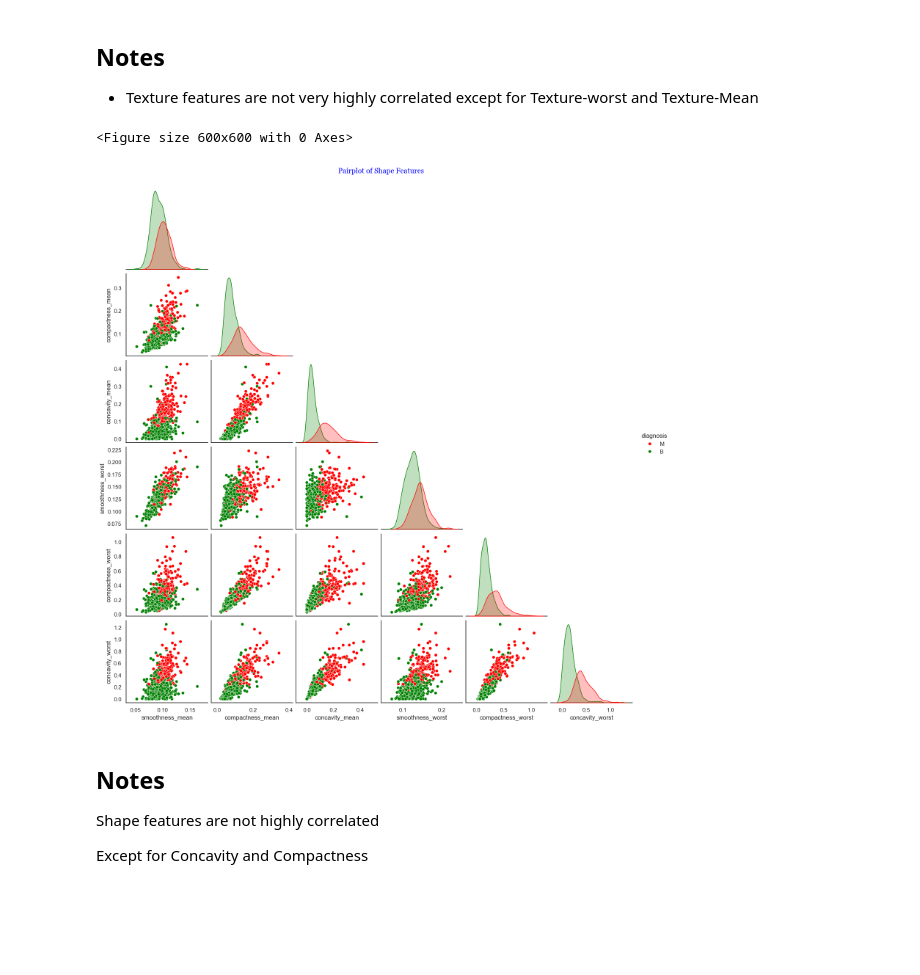
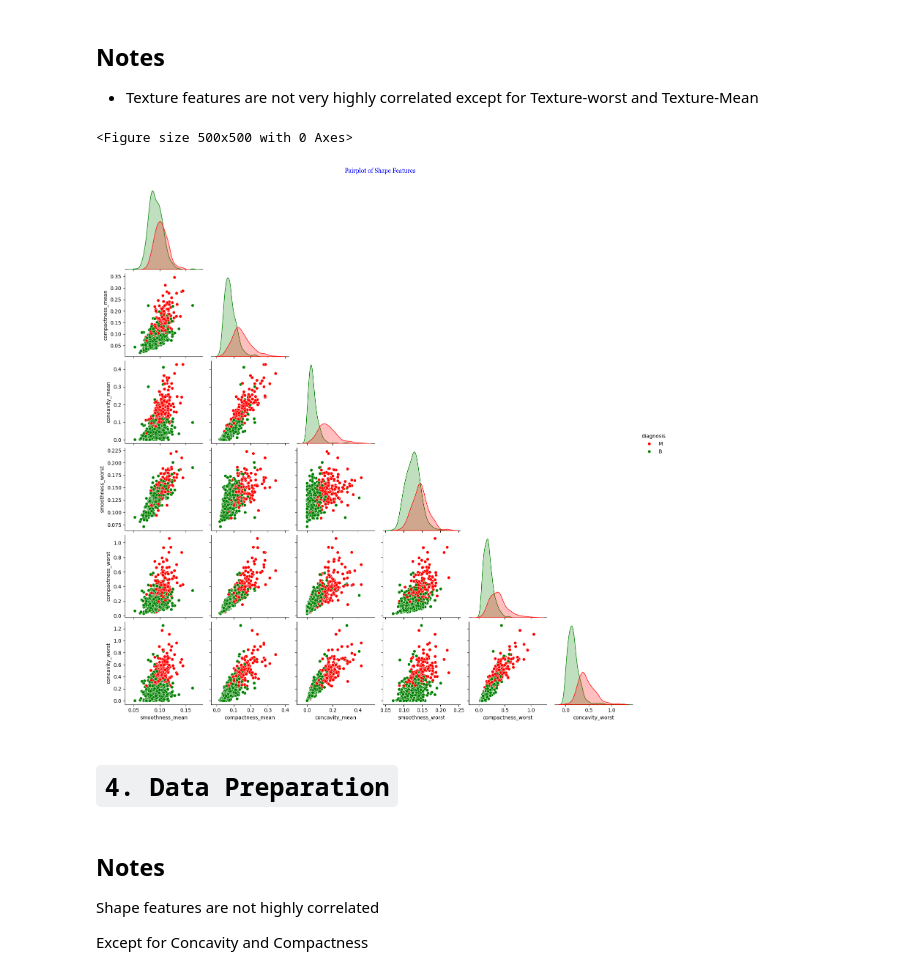
Before and after one commit to murithidenisgitobu/Breast-Cancer-Tumor-Classification-using-SVM, a Jupyter notebook: BREAST_CANCER.IPYNB, the cells around one changed output. Drawn from its saved outputs; the diff is of its cells as text; code cells hidden in the pictures; blank space fills up the shorter version.

Commit message:
Data Preparation

```diff
--- a/BREAST_CANCER.IPYNB
+++ b/BREAST_CANCER.IPYNB
@@ -323,16 +348,28 @@ plt.show()
 # %%
 # Shape features pairplot
 selected_features = [
     "smoothness_mean", "compactness_mean", "concavity_mean",
     "smoothness_worst", "compactness_worst", "concavity_worst",
     "diagnosis"]
-plt.figure(figsize=(6, 6))
-sns.pairplot(df[selected_features], corner=True, plot_kws={'color': 'blue'}, hue='diagnosis', palette={"M": "red", "B": "green"})
-plt.suptitle("Pairplot of Shape Features", y=1.02, fontname="Georgia", color="blue")
+
+plt.figure(figsize=(5, 5))
+
+sns.pairplot(df[selected_features],
+             corner=True,
+             plot_kws={'color': 'blue'},
+             hue='diagnosis',
+             palette={"M": "red", "B": "green"})
+
+plt.suptitle("Pairplot of Shape Features",
+             y=1.02,
+             fontname="Georgia",
+             color="blue")
 plt.show()
 # %% [output]
-<Figure size 600x600 with 0 Axes>
+<Figure size 500x500 with 0 Axes>
-[figure, old version]
+[figure, new version]
+# %% [markdown]
+# **`4. Data Preparation`**
 # %% [markdown]
 ## Notes
 
```
Also changed, not shown: parts of 6 cells of this notebook.
